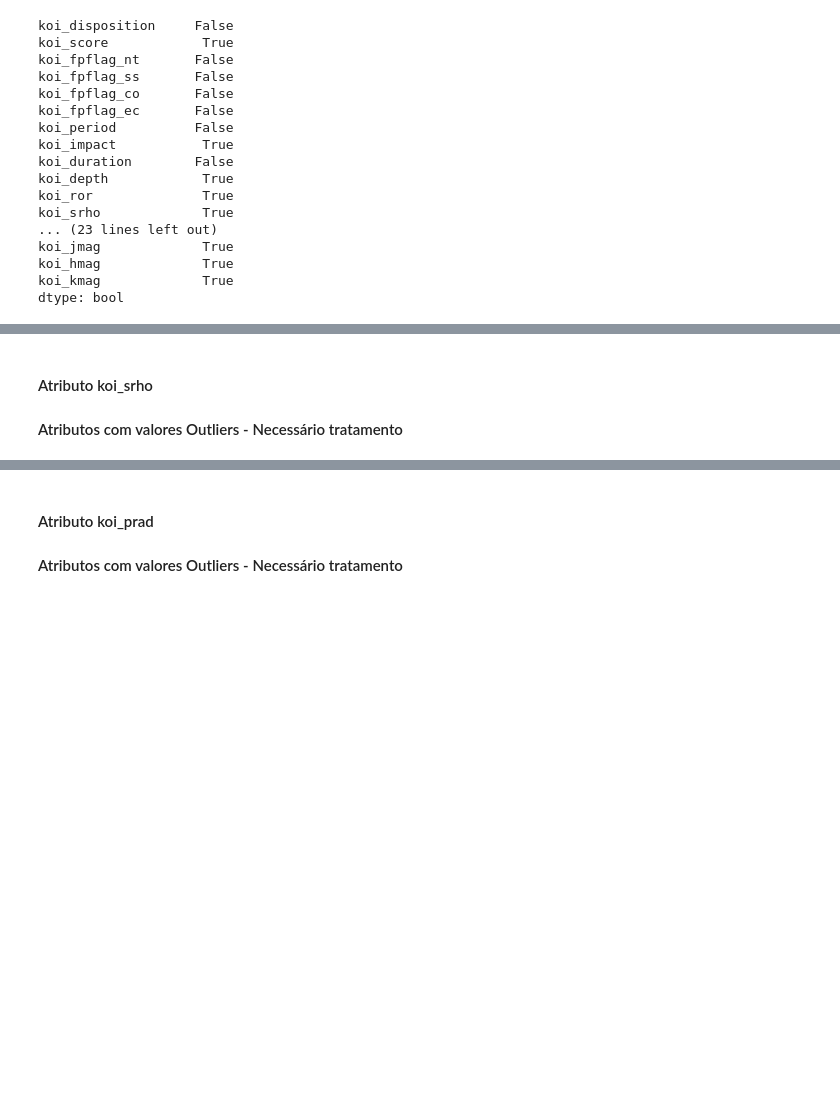
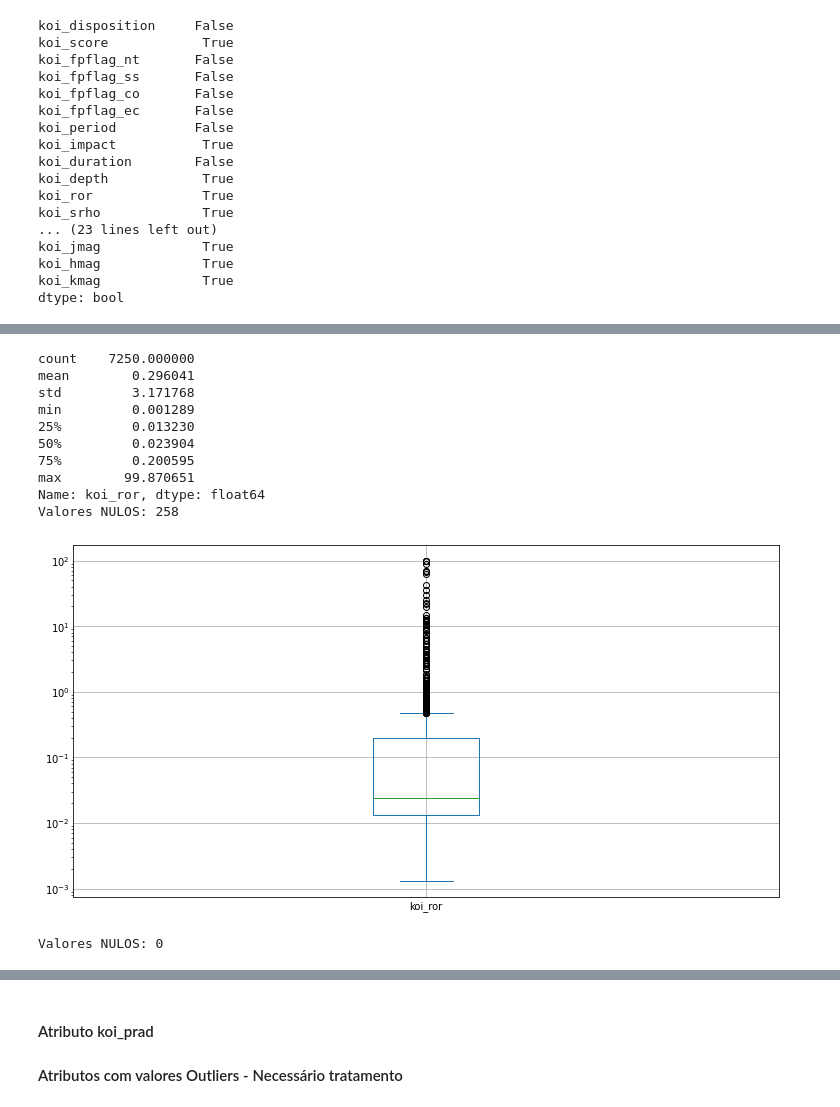
Before and after one commit to diogopena/exoplanet_classification_ml_model, a Jupyter notebook: exoplanet-ml-model-pt-br.ipynb, the cells around one changed output, grey strips where cells are left out. Saved outputs shown, nothing was run; the diff lists cells and outputs as text; code cells hidden in the pictures; blank space fills up the shorter version.

```diff
--- a/exoplanet-ml-model-pt-br.ipynb
+++ b/exoplanet-ml-model-pt-br.ipynb
@@ -270,11 +301,23 @@ ValueError: No axis named 1 for object type Series
 # %%
 # Atributo koi_ror com valores Outliers
-#print(df_exoplanets.koi_ror.describe())
-#print('Valores NULOS: ' + str(df_exoplanets.koi_ror.isna().sum()))
-#df_exoplanets.koi_ror.plot(kind='box',figsize=(10,5),logy=True)
-#plt.show()
-
+print(df_exoplanets.koi_ror.describe())
+print('Valores NULOS: ' + str(df_exoplanets.koi_ror.isna().sum()))
+df_exoplanets.koi_ror.plot(kind='box',figsize=(10,5),logy=True)
+plt.show()
+# Inseridos Valores Médios
+df_exoplanets.koi_ror.fillna(df_exoplanets.koi_ror.mean(), inplace=True)
+print('Valores NULOS: ' + str(df_exoplanets.koi_ror.isna().sum()))
 # Outliers mantidos por terem significado
+# %% [output]
+count    7250.000000
+mean        0.296041
+std         3.171768
+min         0.001289
+25%         0.013230
+50%         0.023904
+75%         0.200595
+max        99.870651
+Name: koi_ror, dtype: float64
+Valores NULOS: 258
+[figure, added]
+Valores NULOS: 0
-# %% [markdown]
-#### Atributo koi_srho
-#### Atributos com valores Outliers - Necessário tratamento
```
Also changed, not shown: parts of 73 cells of this notebook.
